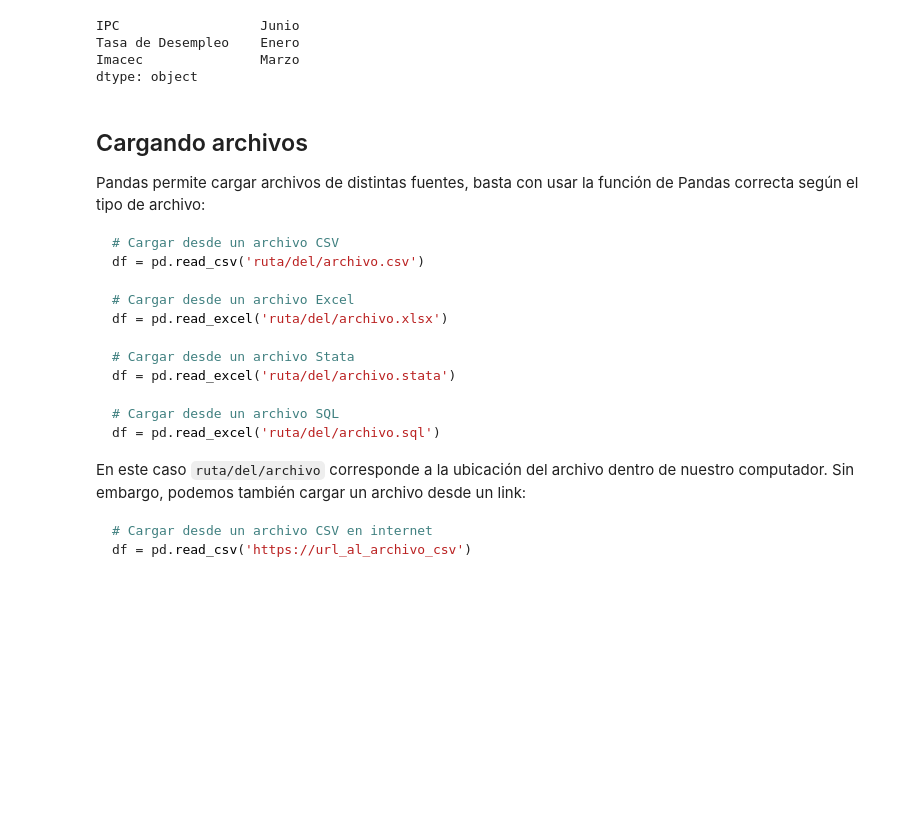
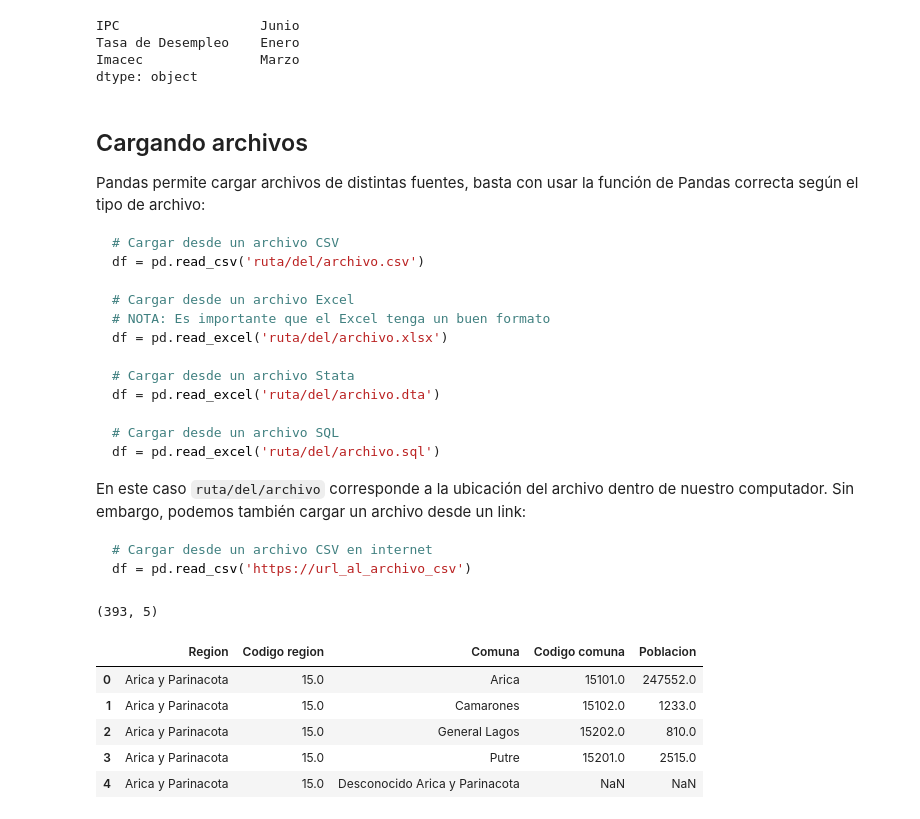
Before and after one commit to Vokturz/Curso-Python-BCCh, a Jupyter notebook: clase4/Clase4_Pandas.ipynb, the cells around one changed output. Cells and saved outputs as stored; diff of their text form; code cells hidden in the pictures; blank space fills up the shorter version.

````diff
--- a/clase4/Clase4_Pandas.ipynb
+++ b/clase4/Clase4_Pandas.ipynb
@@ -261,10 +265,11 @@ Pandas permite cargar archivos de distintas fuentes, basta con usar la función
 df = pd.read_csv('ruta/del/archivo.csv')
 
 # Cargar desde un archivo Excel
+# NOTA: Es importante que el Excel tenga un buen formato
 df = pd.read_excel('ruta/del/archivo.xlsx')
 
 # Cargar desde un archivo Stata
-df = pd.read_excel('ruta/del/archivo.stata')
+df = pd.read_excel('ruta/del/archivo.dta')
 
 # Cargar desde un archivo SQL
 df = pd.read_excel('ruta/del/archivo.sql')
@@ -276,3 +281,17 @@ En este caso `ruta/del/archivo` corresponde a la ubicación del archivo dentro d
 # Cargar desde un archivo CSV en internet
 df = pd.read_csv('https://url_al_archivo_csv')
 ```
+# %%
+# Ejemplo, datos de población en Chile por Región y Comuna
+df = pd.read_csv('https://raw.githubusercontent.com/MinCiencia/Datos-COVID19/master/input/DistribucionDEIS/baseFiles/DEIS_template.csv')
+print(df.shape) # Mostrar las dimensiones
+# Mostrar las primeras (5) filas
+df.head()
+# %% [output]
+(393, 5)
+|  | Region | Codigo region | Comuna | Codigo comuna | Poblacion |
+| 0 | Arica y Parinacota | 15.0 | Arica | 15101.0 | 247552.0 |
+| 1 | Arica y Parinacota | 15.0 | Camarones | 15102.0 | 1233.0 |
+| 2 | Arica y Parinacota | 15.0 | General Lagos | 15202.0 | 810.0 |
+| 3 | Arica y Parinacota | 15.0 | Putre | 15201.0 | 2515.0 |
+| 4 | Arica y Parinacota | 15.0 | Desconocido Arica y Parinacota | NaN | NaN |
````
Also changed, not shown: parts of 8 cells of this notebook.
